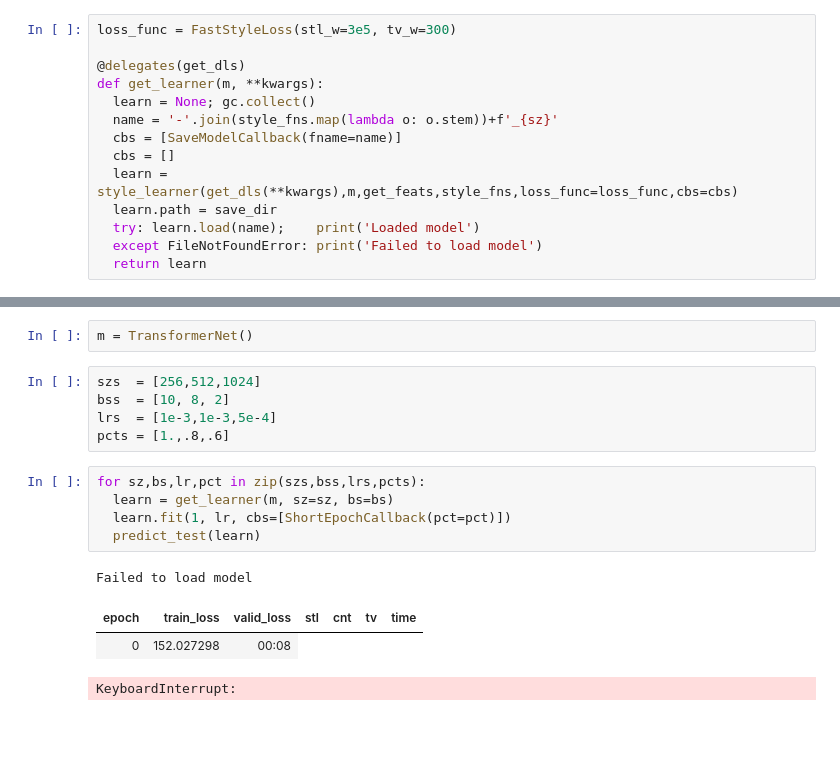
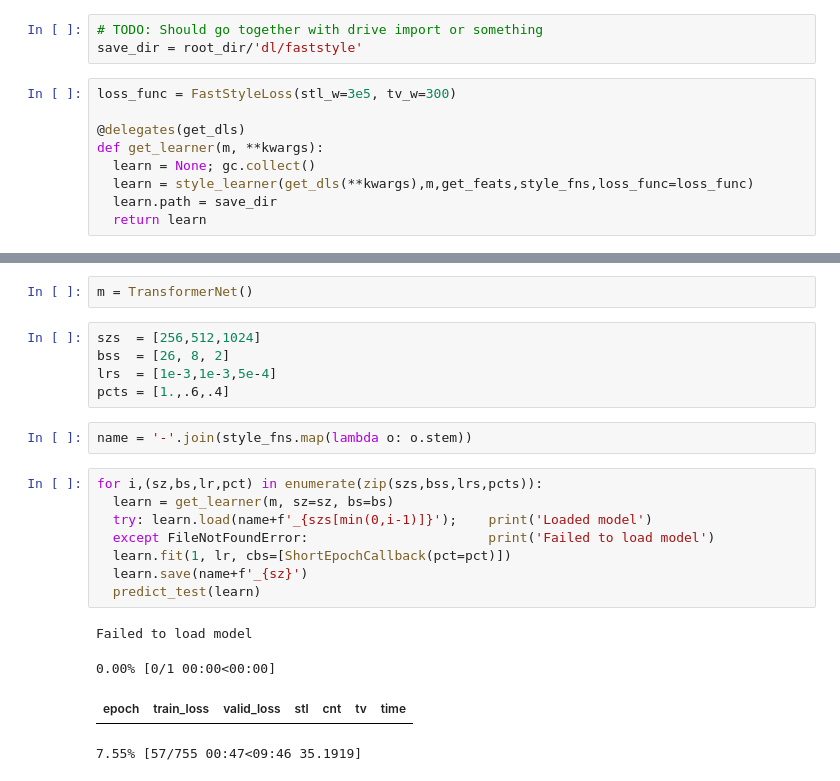
Before and after one commit to lgvaz/faststyle, a Jupyter notebook: examples/style_incremental_train.ipynb, the cells around one changed output, grey strips where cells are left out. Saved outputs shown, nothing was run; the diff lists cells and outputs as text; blank space fills up the shorter version.

```diff
--- a/examples/style_incremental_train.ipynb
+++ b/examples/style_incremental_train.ipynb
@@ -40,18 +45,16 @@ get_dls(128,bs=1).show_batch()
 # %%
 get_feats = LayerFeats.from_feat_m(FeatModels.vgg19)
+# %%
+# TODO: Should go together with drive import or something
+save_dir = root_dir/'dl/faststyle'
 # %%
 loss_func = FastStyleLoss(stl_w=3e5, tv_w=300)
 
 @delegates(get_dls)
 def get_learner(m, **kwargs):
   learn = None; gc.collect()
-  name = '-'.join(style_fns.map(lambda o: o.stem))+f'_{sz}'
-  cbs = [SaveModelCallback(fname=name)]
-  cbs = []
-  learn = style_learner(get_dls(**kwargs),m,get_feats,style_fns,loss_func=loss_func,cbs=cbs)
+  learn = style_learner(get_dls(**kwargs),m,get_feats,style_fns,loss_func=loss_func)
   learn.path = save_dir
-  try: learn.load(name);    print('Loaded model')
-  except FileNotFoundError: print('Failed to load model')
   return learn
 # %%
 def predict_test(learn):
@@ -71,16 +72,21 @@ def predict_test(learn):
 m = TransformerNet()
 # %%
 szs  = [256,512,1024]
-bss  = [10, 8, 2]
+bss  = [26, 8, 2]
 lrs  = [1e-3,1e-3,5e-4]
-pcts = [1.,.8,.6]
+pcts = [1.,.6,.4]
+# %%
+name = '-'.join(style_fns.map(lambda o: o.stem))
 # %%
-for sz,bs,lr,pct in zip(szs,bss,lrs,pcts):
+for i,(sz,bs,lr,pct) in enumerate(zip(szs,bss,lrs,pcts)):
   learn = get_learner(m, sz=sz, bs=bs)
+  try: learn.load(name+f'_{szs[min(0,i-1)]}');    print('Loaded model')
+  except FileNotFoundError:                       print('Failed to load model')
   learn.fit(1, lr, cbs=[ShortEpochCallback(pct=pct)])
+  learn.save(name+f'_{sz}')
   predict_test(learn)
 # %% [output]
 Failed to load model
+0.00% [0/1 00:00<00:00]
 | epoch | train_loss | valid_loss | stl | cnt | tv | time |
-| 0 | 152.027298 | 00:08 |
-KeyboardInterrupt:
+7.55% [57/755 00:47<09:46 35.1919]
```
Also changed, not shown: parts of 7 cells of this notebook.
